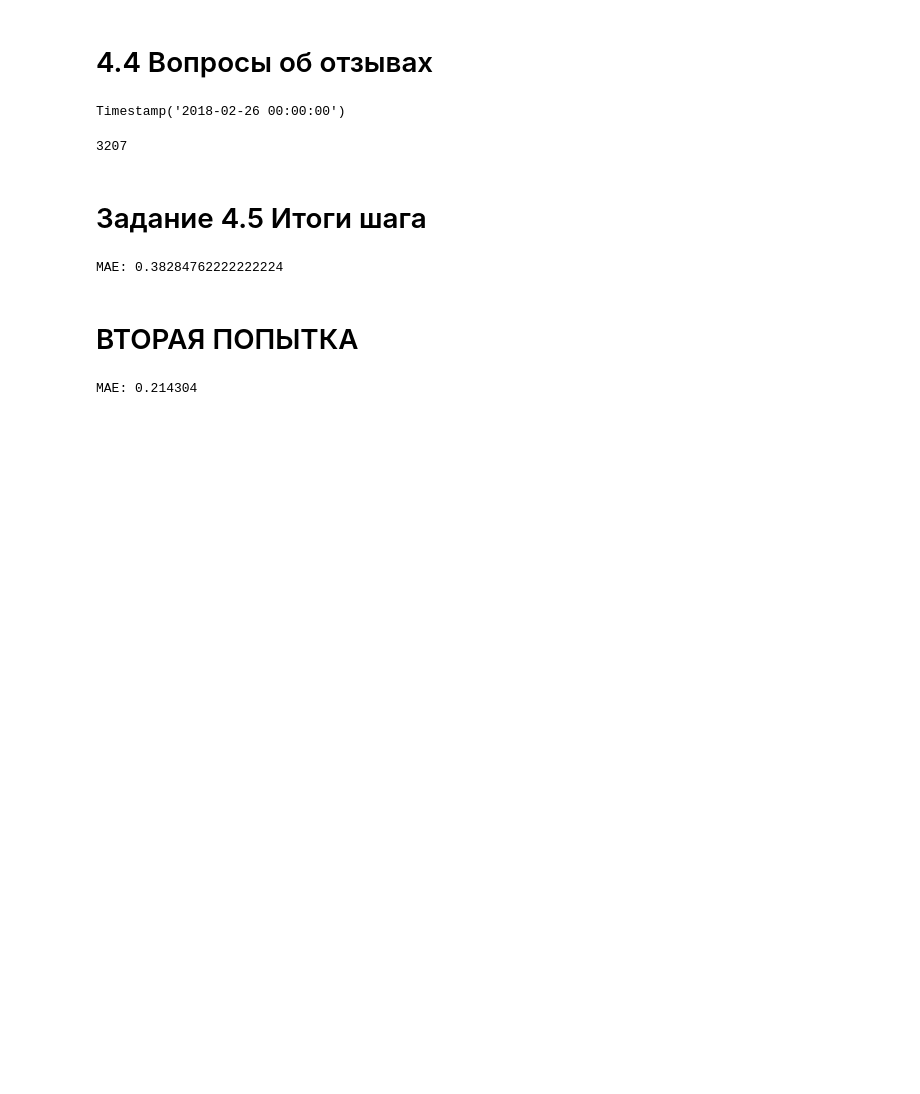
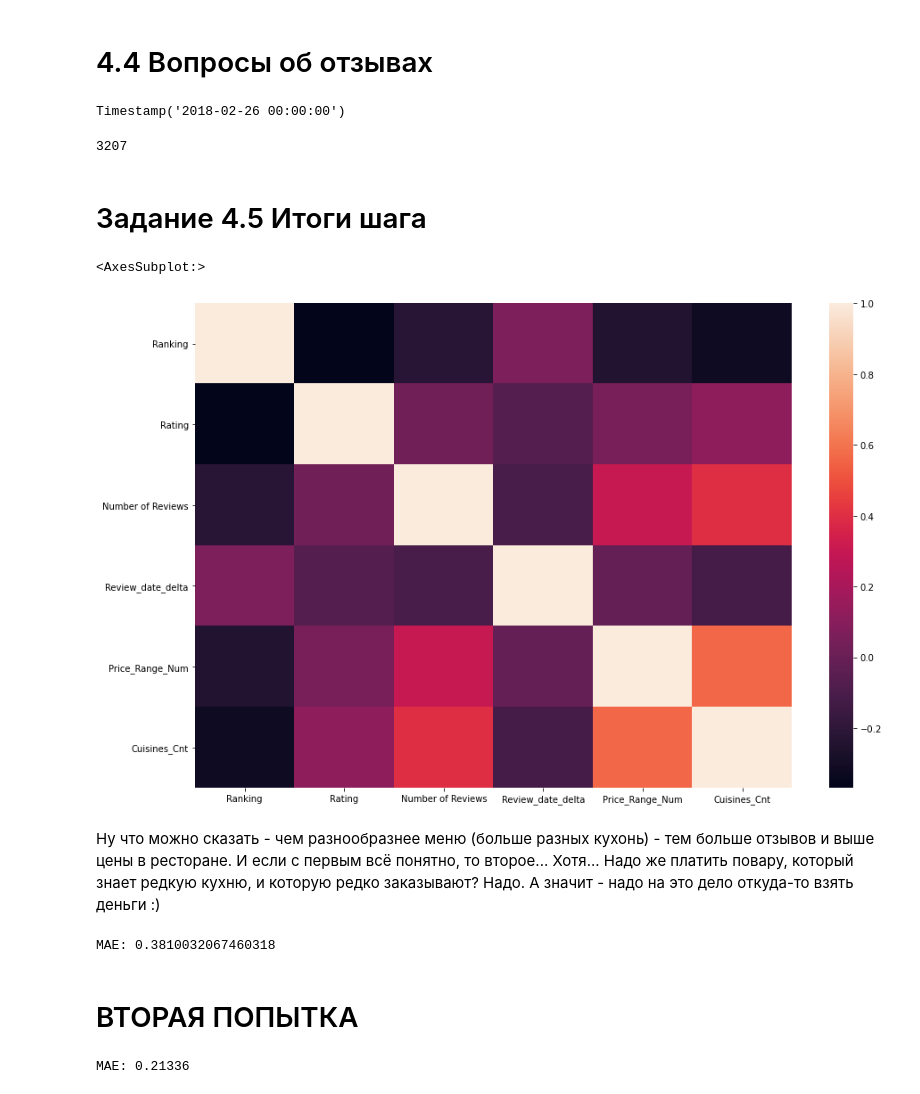
Before and after one commit to Roman-V-Safronov/module_3, a Jupyter notebook: module_3.ipynb, the cells around one changed output. Cells and saved outputs as stored; diff of their text form; code cells hidden in the pictures; blank space fills up the shorter version.

```diff
--- a/module_3.ipynb
+++ b/module_3.ipynb
@@ -182,28 +187,36 @@ max(df_train['Review_date_delta'].values)
 # Задание 4.5 Итоги шага
 # %%
 # Делаем списки кухонь
-data['Cuisines'] = data['Cuisine Style']
-data['Cuisines'] = data['Cuisines'].fillna("'Unknown'")
-data['Cuisines'] = data['Cuisines'].apply(lambda x: clean_noise(x))
-data['Cuisines'] = data['Cuisines'].str.split(', ')
+df_train['Cuisines'] = df_train['Cuisine Style']
+df_train['Cuisines'] = df_train['Cuisines'].fillna("'Unknown'")
+df_train['Cuisines'] = df_train['Cuisines'].apply(lambda x: clean_noise(x))
+df_train['Cuisines'] = df_train['Cuisines'].str.split(', ')
 # %%
 # Переводим ценовые границы в цифру
-data['Price Range'] = data['Price Range'].fillna(0)
+df_train['Price Range'] = df_train['Price Range'].fillna(0)
 pricerange_dict = {'$': 1, '$$ - $$$': 2, '$$$$': 3}
-data['Price_Range_Num'] = data['Price Range'].replace(
+df_train['Price_Range_Num'] = df_train['Price Range'].replace(
     to_replace=pricerange_dict)
 # %%
 # Записываем количество кухонь на ресторан
-data['Cuisines_Cnt'] = data['Cuisine Style'].apply(
+df_train['Cuisines_Cnt'] = df_train['Cuisine Style'].apply(
     lambda x: str(x).count(',')+1)
+# %%
+plt.rcParams['figure.figsize'] = (15,10)
+sns.heatmap(df_train.corr(),)
+# %% [output]
+<AxesSubplot:>
+[figure, added]
+# %% [markdown]
+Ну что можно сказать - чем разнообразнее меню (больше разных кухонь) - тем больше отзывов и выше цены в ресторане. И если с первым всё понятно, то второе... Хотя... Надо же платить повару, который знает редкую кухню, и которую редко заказывают? Надо. А значит - надо на это дело откуда-то взять деньги :)
 # %%
 # Разбиваем датафрейм на части, необходимые для обучения и тестирования модели
 # Х - данные с информацией о ресторанах, у - целевая переменная (рейтинги ресторанов)
-X = data.drop(
+X = df_train.drop(
     ['Restaurant_id', 'City', 'Cuisine Style', 'Rating', 'Price Range', 'Reviews', 'URL_TA', 'ID_TA', 'Cuisines', 'Review_date', 'Review_text'
      ], axis=1
 )
-y = data['Rating']
+y = df_train['Rating']
 
 # Заполняем пропуски
 X = X.fillna(0)
@@ -226,7 +239,7 @@ y_pred = regr.predict(X_test)
 # Метрика называется Mean Absolute Error (MAE) и показывает среднее отклонение предсказанных значений от фактических.
 print('MAE:', metrics.mean_absolute_error(y_test, y_pred))
 # %% [output]
-MAE: 0.38284762222222224
+MAE: 0.3810032067460318
 # %% [markdown]
 # ВТОРАЯ ПОПЫТКА
 # %%
@@ -249,11 +262,11 @@ for item in cities:
 # %%
 # Разбиваем датафрейм на части, необходимые для обучения и тестирования модели
 # Х - данные с информацией о ресторанах, у - целевая переменная (рейтинги ресторанов)
-X = data.drop(
+X = df_train.drop(
     ['Restaurant_id', 'City', 'Cuisine Style', 'Rating', 'Price Range', 'Reviews', 'URL_TA', 'ID_TA', 'Cuisines', 'Review_date', 'Review_text'
      ], axis=1
 )
-y = data['Rating']
+y = df_train['Rating']
 
 # Заполняем пропуски
 X = X.fillna(0)
@@ -276,7 +289,7 @@ y_pred = regr.predict(X_test)
 # Метрика называется Mean Absolute Error (MAE) и показывает среднее отклонение предсказанных значений от фактических.
 print('MAE:', metrics.mean_absolute_error(y_test, y_pred))
 # %% [output]
-MAE: 0.214304
+MAE: 0.21336
 # %%
 # В принципе - достаточно:
 # разброс оценок - половина балла (см. data['Rating'].value_counts())
```
Also changed, not shown: parts of 9 cells of this notebook.
